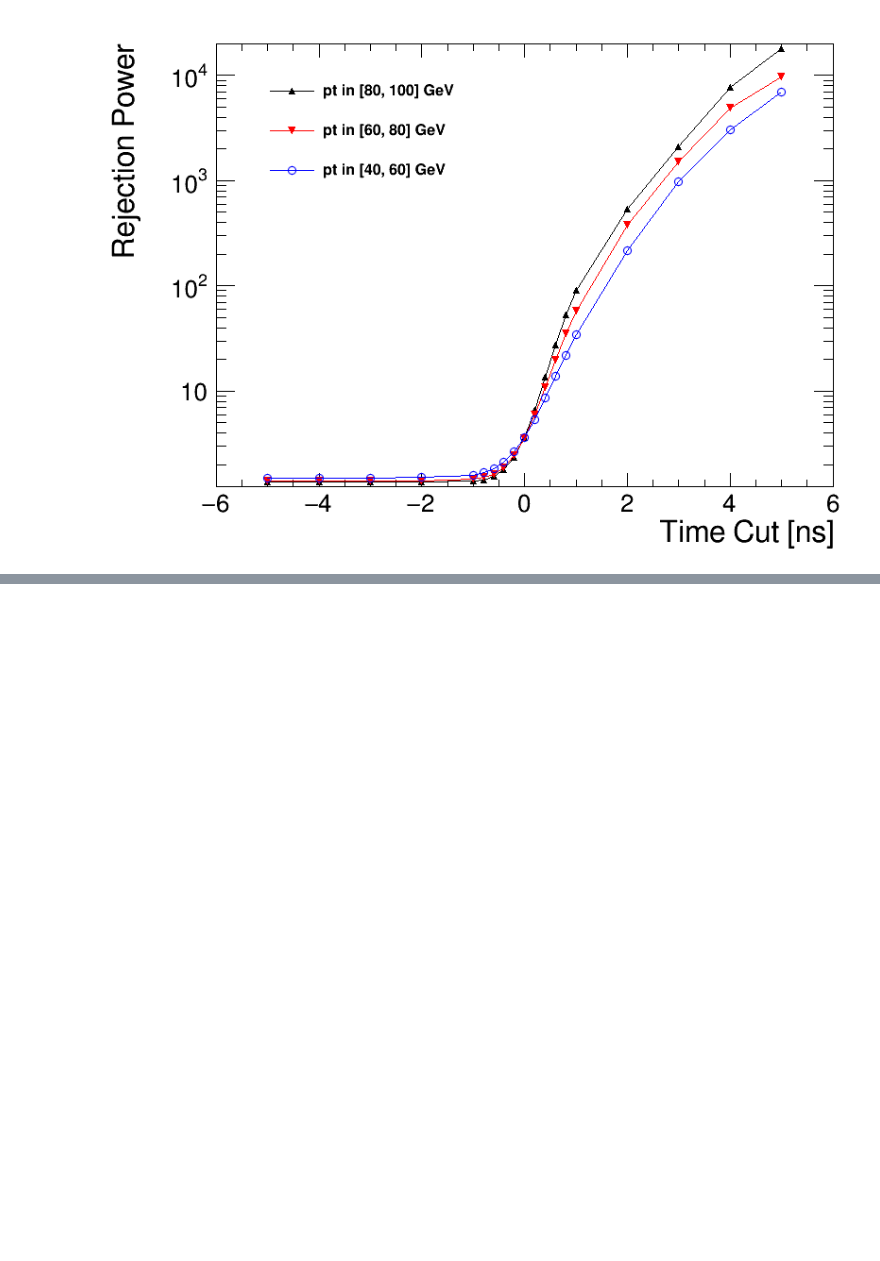
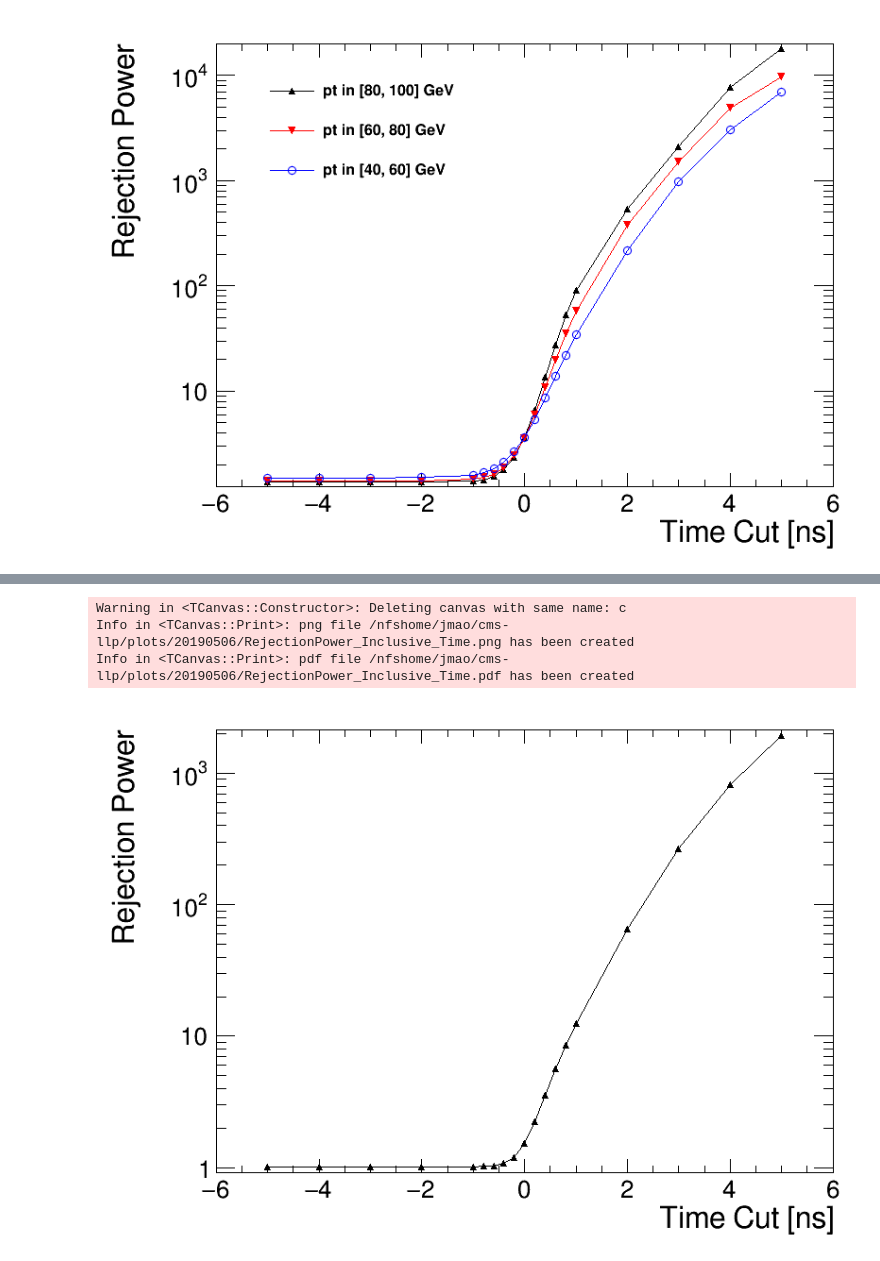
Before and after one commit to cms-lpc-llp/delayed_jet_analyzer, a Jupyter notebook: plot_scripts/event_selection/QCD_Inclusive_timing_study.ipynb, the cells around one changed output, grey strips where cells are left out. Cells and saved outputs as stored; diff of their text form; code cells hidden in the pictures; blank space fills up the shorter version.

Commit message:
bkg rejection power and signal eff for Ph2L1

```diff
--- a/plot_scripts/event_selection/QCD_Inclusive_timing_study.ipynb
+++ b/plot_scripts/event_selection/QCD_Inclusive_timing_study.ipynb
@@ -998,0 +1246,12 @@ Info in <TCanvas::Print>: pdf file /nfshome/jmao/cms-llp/plots/20190506/Rejectio
+# %%
+# plot jet time rejection power w/ weight
+#pt ranges
+#pt_range = [[60,80],[80,100]]
+# pt_range = [[80,100],[60,80],[40,60]]
+#time cuts
+t_cuts = [-5.,-4.,-3.,-2.,-1.,-0.8,-0.6,-0.4,-0.2,0.,0.2,0.4,0.6,0.8,1.,2.,3.,4.,5.]
+#print len(t_cuts)
+
+jetTime = tree['jetTime'].array()
+# jetPt = tree['jetPt'].array()
+weight = tree['weight'].array()
@@ -998,0 +1337,42 @@ Info in <TCanvas::Print>: pdf file /nfshome/jmao/cms-llp/plots/20190506/Rejectio
+# %%
+#make plot
+c = rt.TCanvas('c','c', 800, 600)
+leg = rt.TLegend(0.22,0.68,0.55,0.90);
+leg.SetTextSize(0.03)
+rt.gStyle.SetOptStat(0000)
+i = 0
+
+# hrej_i = {}
+
+t_cuts = np.array(t_cuts)
+power = np.array(Power_rej_i)
+num = len(t_cuts)
+#print num, t_cuts, power
+hrej_i = rt.TGraph(num , t_cuts, power)
+
+hrej_i.SetLineColor(std_color_list[i])
+hrej_i.SetMarkerColor(std_color_list[i])
+hrej_i.SetMarkerStyle(22+i)
+#     hrej[m].SetMarkerSize(2)
+
+
+leg.SetBorderSize(0)
+
+hrej_i.SetTitle( 'Rejection Power' )
+hrej_i.GetXaxis().SetTitle( 'Time Cut [ns]' )
+#hrej[m].GetXaxis().SetRangeUser(-10,10)
+hrej_i.GetYaxis().SetRangeUser(0,10000)
+hrej_i.GetYaxis().SetTitle( 'Rejection Power' )
+hrej_i.Draw('ALP')
+
+
+leg.Draw()
+c.SetLogy()
+c.Draw()
+c.SaveAs(out_dir+'RejectionPower_Inclusive_Time.png')
+c.SaveAs(out_dir+'RejectionPower_Inclusive_Time.pdf')
+# %% [output]
+Warning in <TCanvas::Constructor>: Deleting canvas with same name: c
+Info in <TCanvas::Print>: png file /nfshome/jmao/cms-llp/plots/20190506/RejectionPower_Inclusive_Time.png has been created
+Info in <TCanvas::Print>: pdf file /nfshome/jmao/cms-llp/plots/20190506/RejectionPower_Inclusive_Time.pdf has been created
+[figure, added]
```
Also changed, not shown: parts of 16 cells of this notebook, 6 other files.
